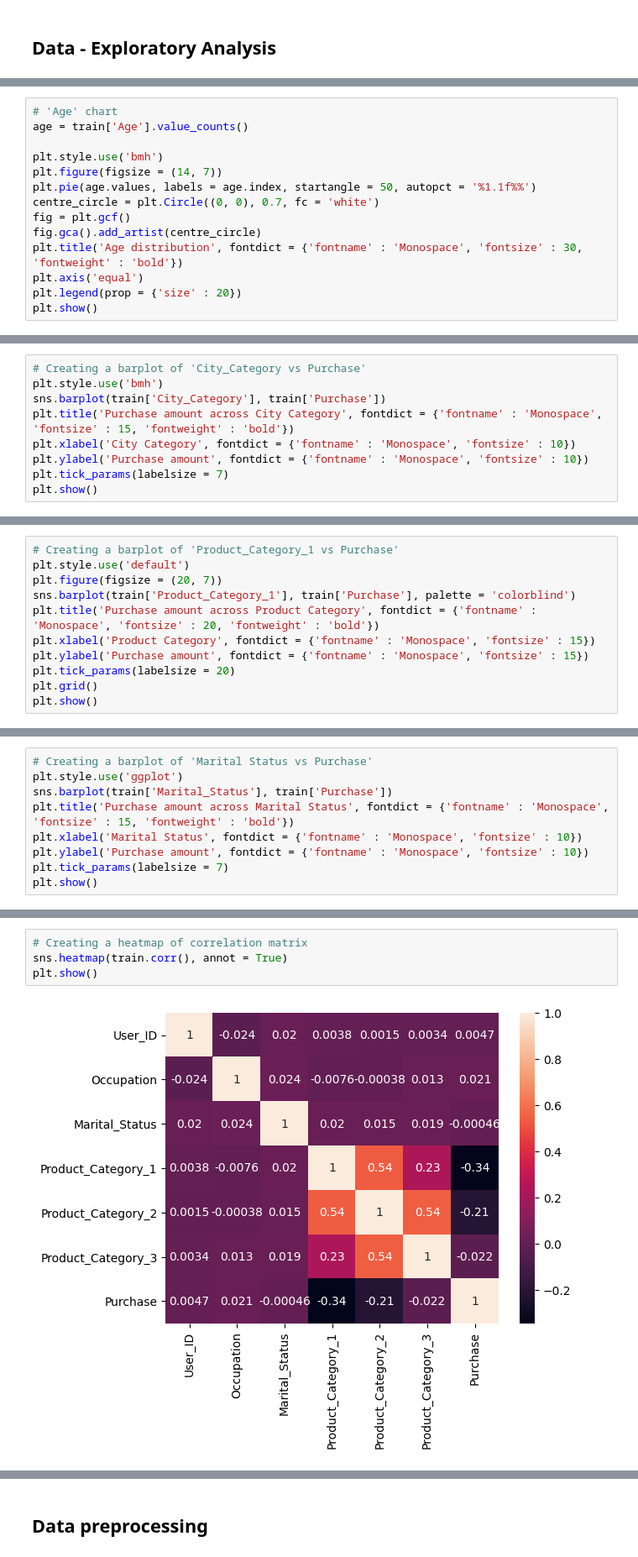
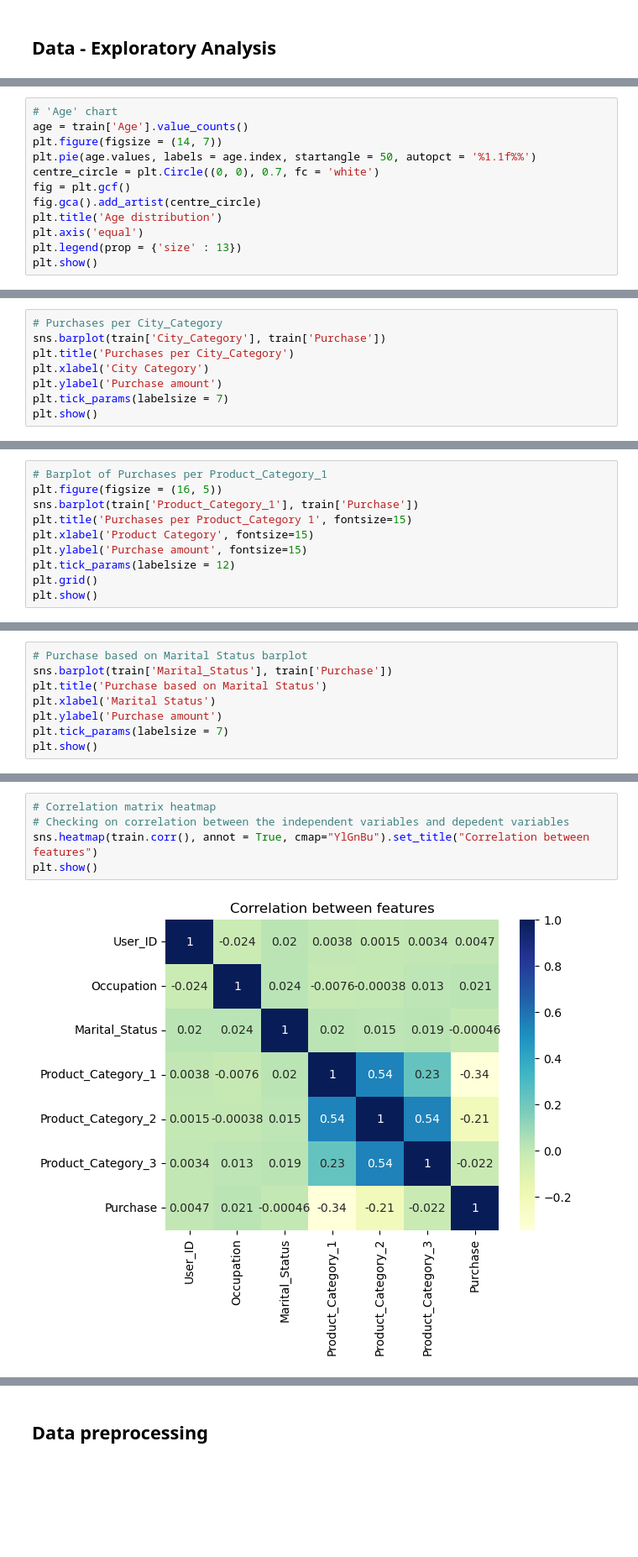
Before and after one commit to jpolakov/Group16_GroupProject__ML_UoW, a Jupyter notebook: G16_ML_BlackFridaySalesPrediction.ipynb, the cells around one changed output, grey strips where cells are left out. Shown at 84% size. Cells and saved outputs as stored; diff of their text form; blank space fills up the shorter version.

```diff
--- a/G16_ML_BlackFridaySalesPrediction.ipynb
+++ b/G16_ML_BlackFridaySalesPrediction.ipynb
@@ -192,15 +191,13 @@ plt.show()
 # %%
 # 'Age' chart
 age = train['Age'].value_counts()
-
-plt.style.use('bmh')
 plt.figure(figsize = (14, 7))
 plt.pie(age.values, labels = age.index, startangle = 50, autopct = '%1.1f%%')
 centre_circle = plt.Circle((0, 0), 0.7, fc = 'white')
 fig = plt.gcf()
 fig.gca().add_artist(centre_circle)
-plt.title('Age distribution', fontdict = {'fontname' : 'Monospace', 'fontsize' : 30, 'fontweight' : 'bold'})
+plt.title('Age distribution')
 plt.axis('equal')
-plt.legend(prop = {'size' : 20})
+plt.legend(prop = {'size' : 13})
 plt.show()
 # %% [output]
@@ -283,10 +269,9 @@ plt.show()
 # %%
-# Creating a barplot of 'City_Category vs Purchase'
-plt.style.use('bmh')
+# Purchases per City_Category
 sns.barplot(train['City_Category'], train['Purchase'])
-plt.title('Purchase amount across City Category', fontdict = {'fontname' : 'Monospace', 'fontsize' : 15, 'fontweight' : 'bold'})
-plt.xlabel('City Category', fontdict = {'fontname' : 'Monospace', 'fontsize' : 10})
-plt.ylabel('Purchase amount', fontdict = {'fontname' : 'Monospace', 'fontsize' : 10})
+plt.title('Purchases per City_Category')
+plt.xlabel('City Category')
+plt.ylabel('Purchase amount')
 plt.tick_params(labelsize = 7)
 plt.show()
 # %% [output]
@@ -294,12 +279,11 @@ plt.show()
 # %%
-# Creating a barplot of 'Product_Category_1 vs Purchase'
-plt.style.use('default')
-plt.figure(figsize = (20, 7))
-sns.barplot(train['Product_Category_1'], train['Purchase'], palette = 'colorblind')
-plt.title('Purchase amount across Product Category', fontdict = {'fontname' : 'Monospace', 'fontsize' : 20, 'fontweight' : 'bold'})
-plt.xlabel('Product Category', fontdict = {'fontname' : 'Monospace', 'fontsize' : 15})
-plt.ylabel('Purchase amount', fontdict = {'fontname' : 'Monospace', 'fontsize' : 15})
-plt.tick_params(labelsize = 20)
+# Barplot of Purchases per Product_Category_1
+plt.figure(figsize = (16, 5))
+sns.barplot(train['Product_Category_1'], train['Purchase'])
+plt.title('Purchases per Product_Category 1', fontsize=15)
+plt.xlabel('Product Category', fontsize=15)
+plt.ylabel('Purchase amount', fontsize=15)
+plt.tick_params(labelsize = 12)
 plt.grid()
 plt.show()
 # %% [output]
@@ -307,10 +309,9 @@ plt.show()
 # %%
-# Creating a barplot of 'Marital Status vs Purchase'
-plt.style.use('ggplot')
+# Purchase based on Marital Status barplot
 sns.barplot(train['Marital_Status'], train['Purchase'])
-plt.title('Purchase amount across Marital Status', fontdict = {'fontname' : 'Monospace', 'fontsize' : 15, 'fontweight' : 'bold'})
-plt.xlabel('Marital Status', fontdict = {'fontname' : 'Monospace', 'fontsize' : 10})
-plt.ylabel('Purchase amount', fontdict = {'fontname' : 'Monospace', 'fontsize' : 10})
+plt.title('Purchase based on Marital Status')
+plt.xlabel('Marital Status')
+plt.ylabel('Purchase amount')
 plt.tick_params(labelsize = 7)
 plt.show()
 # %% [output]
@@ -327,7 +343,8 @@ plt.show()
 # %%
-# Creating a heatmap of correlation matrix
-sns.heatmap(train.corr(), annot = True)
+# Correlation matrix heatmap
+# Checking on correlation between the independent variables and depedent variables
+sns.heatmap(train.corr(), annot = True, cmap="YlGnBu").set_title("Correlation between features")
 plt.show()
 # %% [output]
-[figure, old version]
+[figure, new version]
 # %% [markdown]
```
Also changed, not shown: parts of 24 cells of this notebook.
